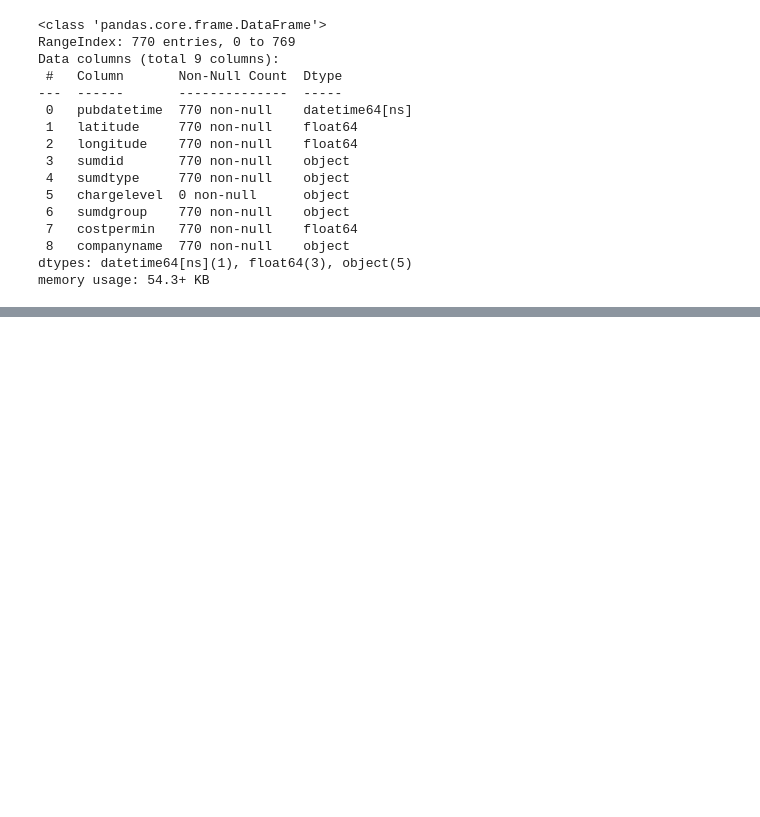
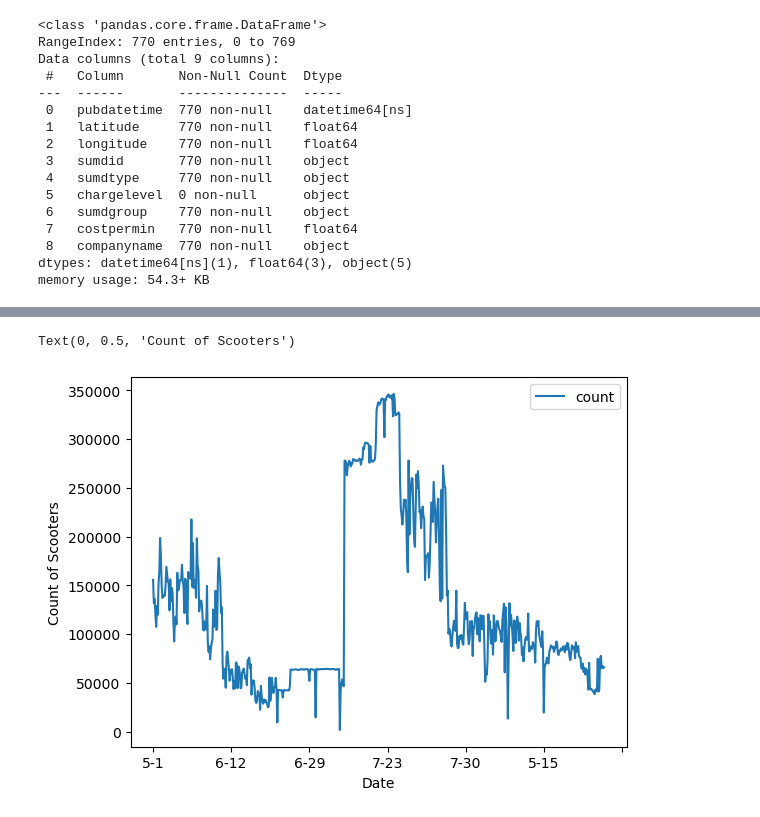
Before and after one commit to NSS-Data-Analytics-Cohort-11/scooters-supreme, a Jupyter notebook: notebook/Scooters.ipynb, the cells around one changed output, grey strips where cells are left out. Saved outputs shown, nothing was run; the diff lists cells and outputs as text; code cells hidden in the pictures; blank space fills up the shorter version.

Commit message:
add visualizations

```diff
--- a/notebook/Scooters.ipynb
+++ b/notebook/Scooters.ipynb
@@ -150,0 +263,13 @@ Jump.info(verbose=True, show_counts=True)
+# %%
+query = '''
+SELECT companyname, count(DISTINCT(sumdid))
+FROM scooters
+WHERE sumdgroup NOT LIKE 'bicycle'
+GROUP BY companyname
+'''
+
+with engine.connect() as connection:
+    cc_distinctsumdid = connection.execute(text(query))
+# %%
+with engine.connect() as connection:
+    cc_distinctsumdid = pd.read_sql(text(query), con = connection)
@@ -150,0 +287,13 @@ Jump.info(verbose=True, show_counts=True)
+# %%
+query = '''
+SELECT companyname, COUNT(companyname), concat(EXTRACT(Month from pubdatetime), '-', EXTRACT (Day from pubdatetime)) AS date
+FROM scooters
+WHERE sumdgroup NOT LIKE 'bicycle'
+GROUP BY companyname, date
+'''
+
+with engine.connect() as connection:
+    compscootspd = connection.execute(text(query))
+# %%
+with engine.connect() as connection:
+    compscootspd = pd.read_sql(text(query), con = connection)
@@ -150,0 +316,7 @@ Jump.info(verbose=True, show_counts=True)
+# %%
+compscootspd.plot(x='date', y='count')
+plt.xlabel('Date')
+plt.ylabel('Count of Scooters')
+# %% [output]
+Text(0, 0.5, 'Count of Scooters')
+[figure, added]
```
Also changed, not shown: parts of 47 cells of this notebook.
